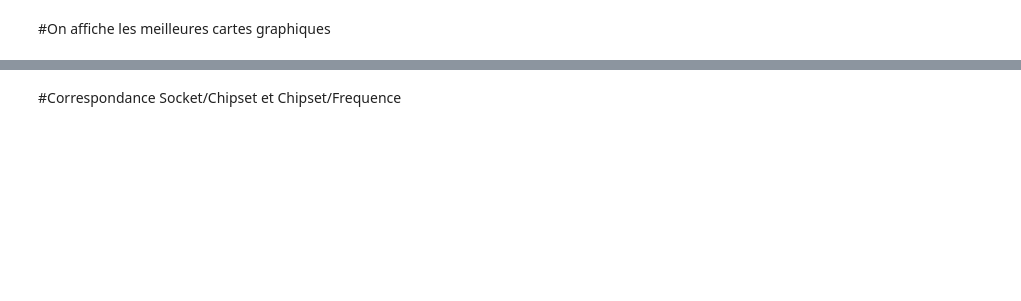
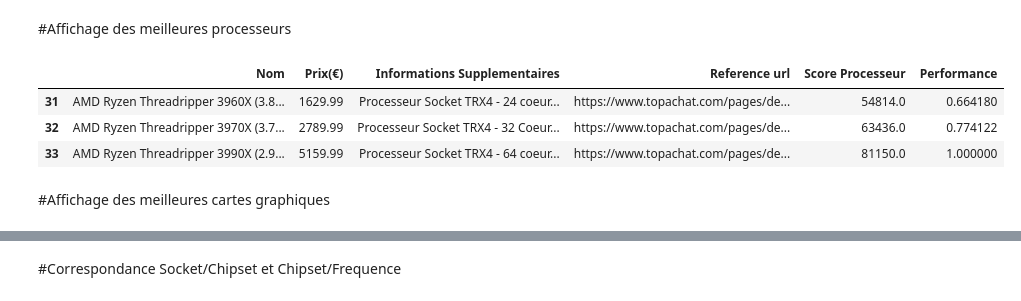
Before and after one commit to ghost-hikaru/Data_Engineering, a Jupyter notebook: Project/de_benchmark.ipynb, the cells around one changed output, grey strips where cells are left out. Drawn from its saved outputs; the diff is of its cells as text; code cells hidden in the pictures; blank space fills up the shorter version.

```diff
--- a/Project/de_benchmark.ipynb
+++ b/Project/de_benchmark.ipynb
@@ -462,5 +1077,16 @@ print(dataframe_topachat_cartegraphique)
+# %% [markdown]
+#Affichage des meilleures processeurs
+# %%
+dataframe_topachat_processeur_2 = dataframe_topachat_processeur[dataframe_topachat_processeur['Prix(€)']>1000]
+dataframe_topachat_processeur_3 = dataframe_topachat_processeur_2[dataframe_topachat_processeur_2['Score Processeur']>25000]
+dataframe_topachat_processeur_3.head(50).sort_values('Score Processeur')
+# %% [output]
+|  | Nom | Prix(€) | Informations Supplementaires | Reference url | Score Processeur | Performance |
+| 31 | AMD Ryzen Threadripper 3960X (3.8... | 1629.99 | Processeur Socket TRX4 - 24 coeur... | https://www.topachat.com/pages/de... | 54814.0 | 0.664180 |
+| 32 | AMD Ryzen Threadripper 3970X (3.7... | 2789.99 | Processeur Socket TRX4 - 32 Coeur... | https://www.topachat.com/pages/de... | 63436.0 | 0.774122 |
+| 33 | AMD Ryzen Threadripper 3990X (2.9... | 5159.99 | Processeur Socket TRX4 - 64 coeur... | https://www.topachat.com/pages/de... | 81150.0 | 1.000000 |
 # %% [markdown]
-#On affiche les meilleures cartes graphiques
+#Affichage des meilleures cartes graphiques
 # %%
 dataframe_topachat_cartegraphique2 = dataframe_topachat_cartegraphique[dataframe_topachat_cartegraphique['Prix(€)']>1000]
 dataframe_topachat_cartegraphique3 = dataframe_topachat_cartegraphique2[dataframe_topachat_cartegraphique2['Score Carte Graphique']>25000]
```
Also changed, not shown: parts of 139 cells of this notebook, 18 other files.
